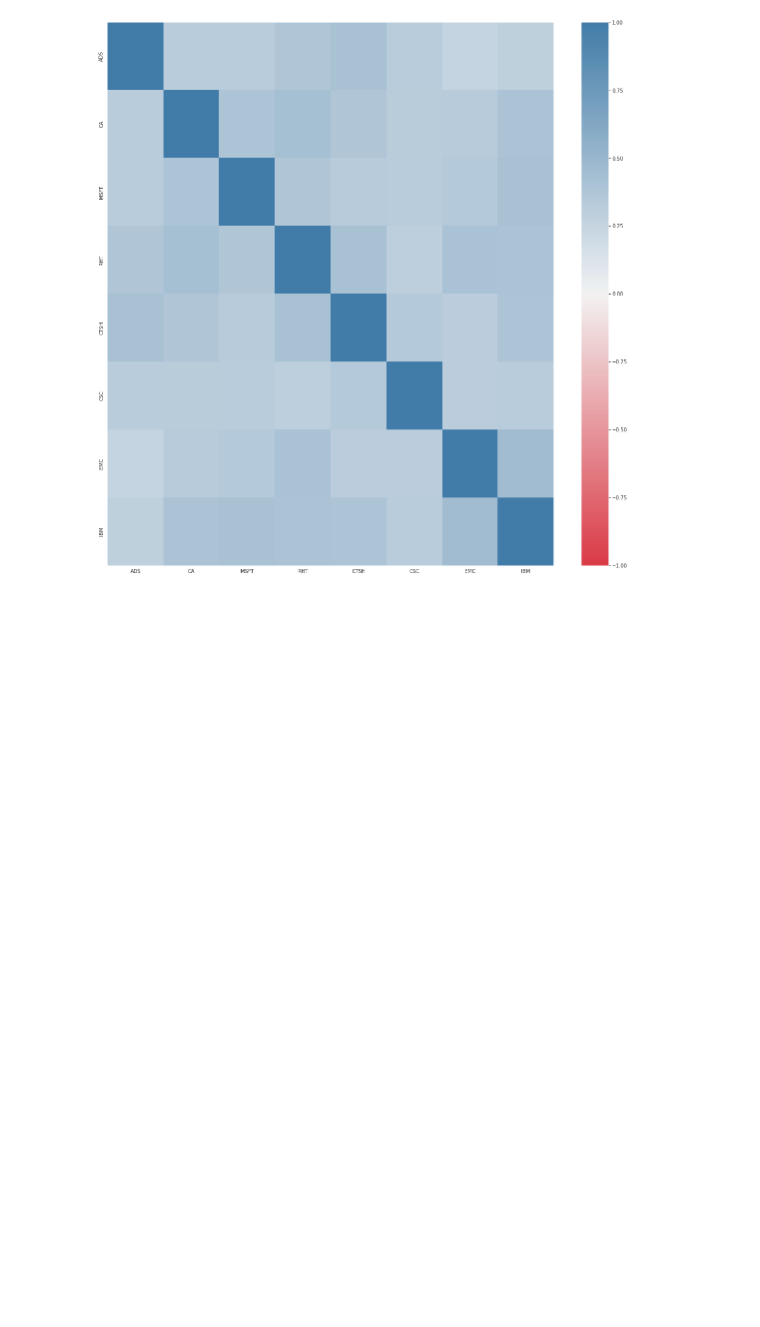
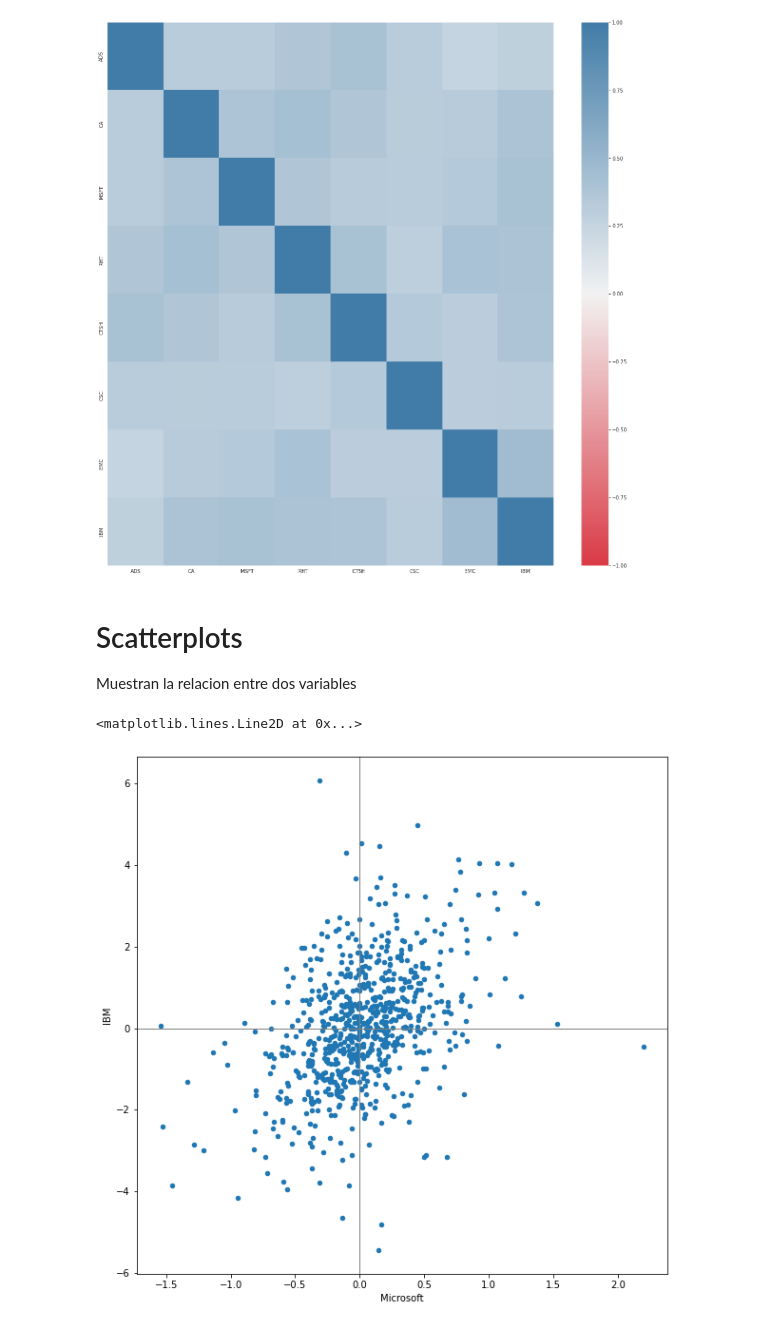
Before and after one commit to tzuzulcode/data_science_enero2022, a Jupyter notebook: Statistics/correlation.ipynb, the cells around one changed output. Cells and saved outputs as stored; diff of their text form; code cells hidden in the pictures; blank space fills up the shorter version.

Commit message:
Explorando dos o mas variables

```diff
--- a/Statistics/correlation.ipynb
+++ b/Statistics/correlation.ipynb
@@ -78,0 +91,13 @@ with sns.axes_style("white"):
+# %% [markdown]
+# Scatterplots
+Muestran la relacion entre dos variables
+# %%
+ax = sp500.loc[sp500["Unnamed: 0"]>"2012-07-01"].plot.scatter(x="MSFT",y="IBM",figsize=(10,10))
+ax.set_xlabel("Microsoft")
+ax.set_ylabel("IBM")
+
+ax.axhline(0,color="grey",lw=1)
+ax.axvline(0,color="grey",lw=1)
+# %% [output]
+<matplotlib.lines.Line2D at 0x...>
+[figure, added]
```
Also changed, not shown: parts of 2 cells of this notebook, 2 other files.
